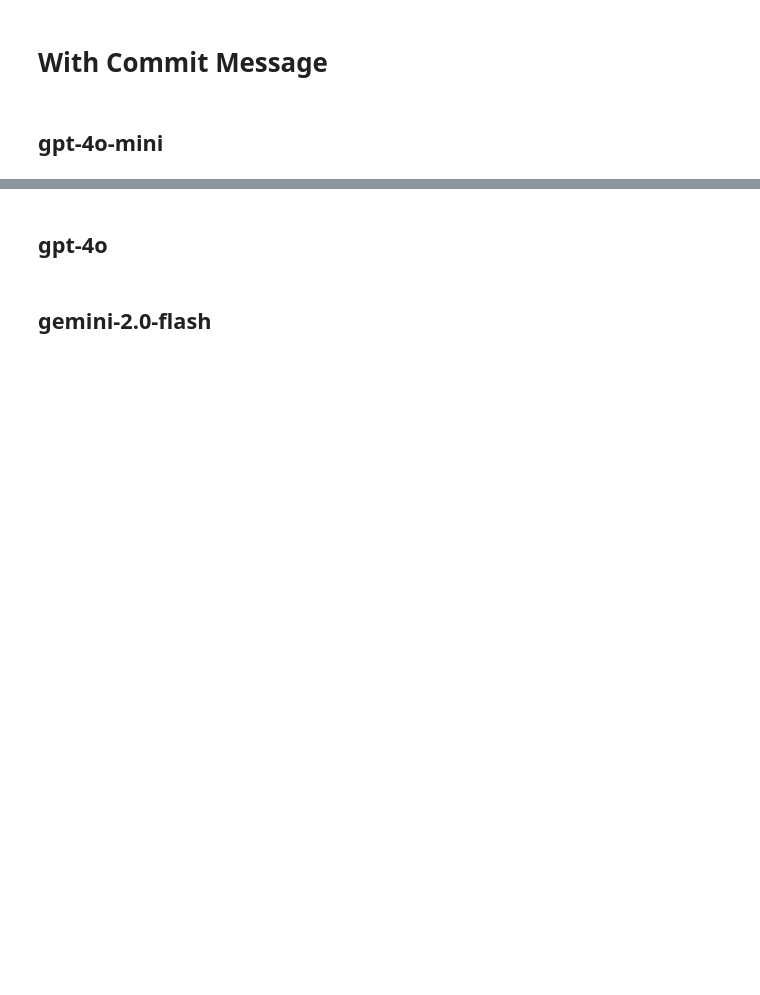
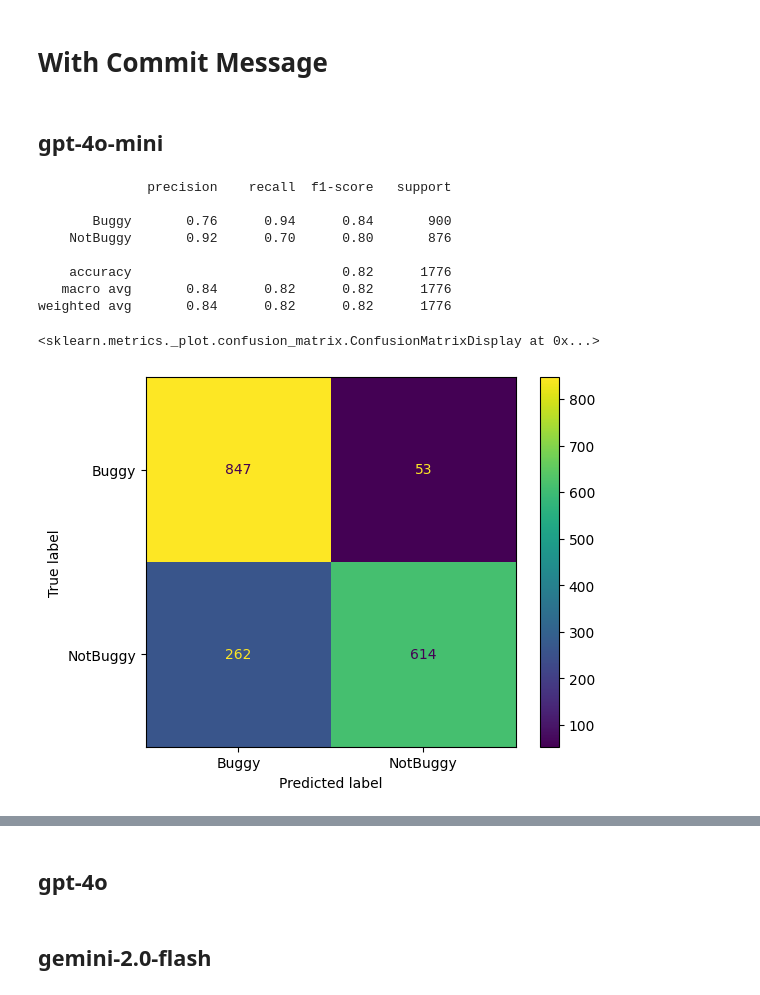
Before and after one commit to nahidul-opu/Tangled, a Jupyter notebook: RQ1.ipynb, the cells around one changed output, grey strips where cells are left out. Cells and saved outputs as stored; diff of their text form; code cells hidden in the pictures; blank space fills up the shorter version.

```diff
--- a/RQ1.ipynb
+++ b/RQ1.ipynb
@@ -103,9 +164,20 @@ result.to_csv(f"./Results/RQ1/{model_name}.csv", index = False)
 # %%
-result = pd.read_csv(f"./Results/RQ1/{model_name}.csv")
+result = pd.read_csv(f"{save_path}{model_name}.csv")
 print(classification_report(result["Decision"], result["Detection"]))
 cm = confusion_matrix(result["Decision"], result["Detection"], labels=["Buggy", "NotBuggy"])
 fig = ConfusionMatrixDisplay(cm, display_labels=["Buggy", "NotBuggy"])
 fig.plot()
+# %% [output]
+              precision    recall  f1-score   support
+
+       Buggy       0.76      0.94      0.84       900
+    NotBuggy       0.92      0.70      0.80       876
+
+    accuracy                           0.82      1776
+   macro avg       0.84      0.82      0.82      1776
+weighted avg       0.84      0.82      0.82      1776
+<sklearn.metrics._plot.confusion_matrix.ConfusionMatrixDisplay at 0x...>
+[figure, added]
 # %%
 g = pd.read_csv("./data/GoldSet.csv")
 filtered_result = result[result['CommitHash'].isin(g['CommitHash'])]
```
Also changed, not shown: parts of 25 cells of this notebook, 3 other files.
